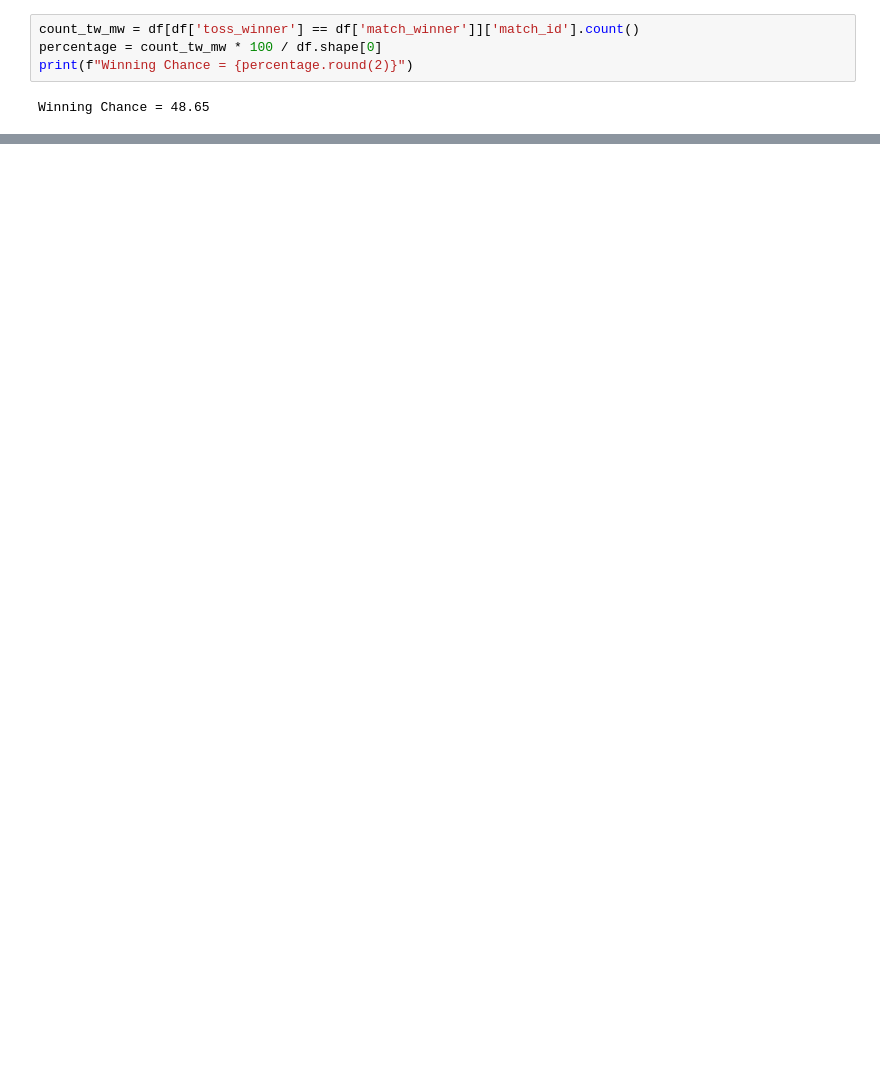
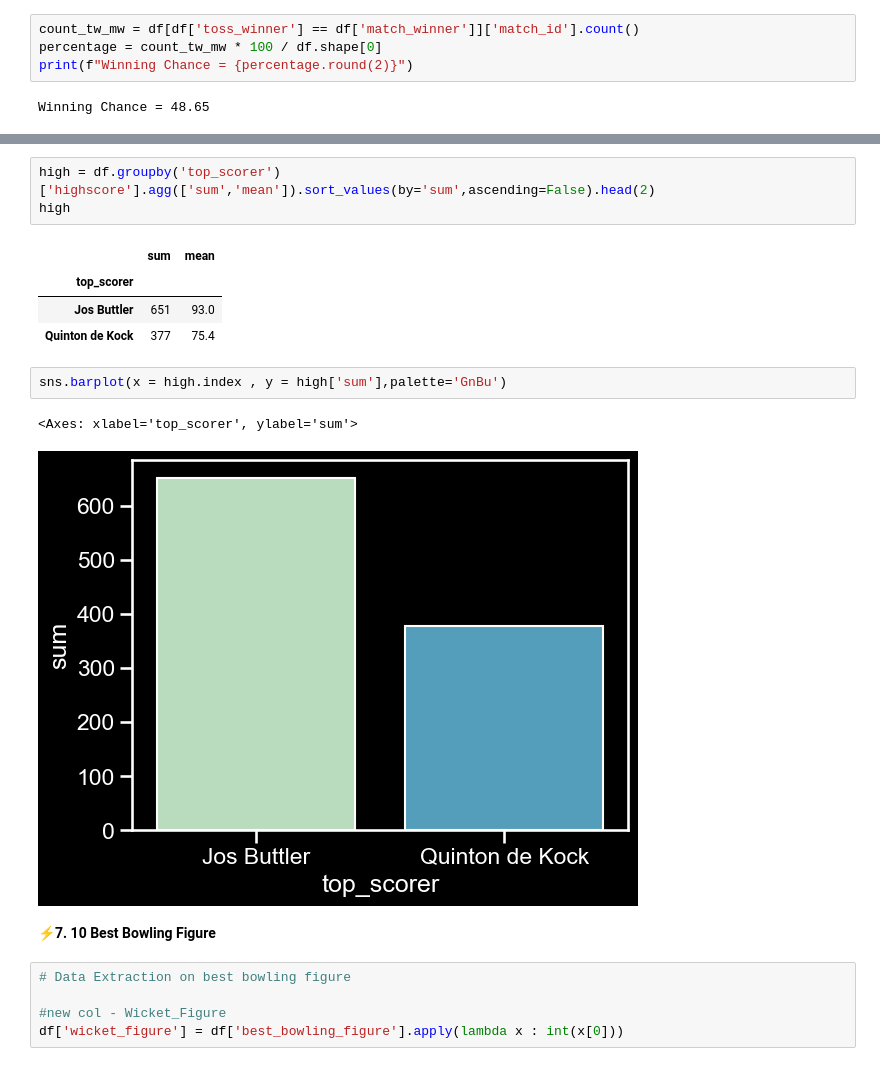
Before and after one commit to wasif-h/Data-Analytics-Odyssey, a Jupyter notebook: IPL_Project/IPL_Capstone_Project.ipynb, the cells around one changed output, grey strips where cells are left out. Cells and saved outputs as stored; diff of their text form; blank space fills up the shorter version.

```diff
--- a/IPL_Project/IPL_Capstone_Project.ipynb
+++ b/IPL_Project/IPL_Capstone_Project.ipynb
@@ -108,0 +156,20 @@ Winning Chance = 48.65
+# %%
+high = df.groupby('top_scorer')['highscore'].agg(['sum','mean']).sort_values(by='sum',ascending=False).head(2)
+high
+# %% [output]
+|  | sum | mean |
+| top_scorer |  |  |
+| Jos Buttler | 651 | 93.0 |
+| Quinton de Kock | 377 | 75.4 |
+# %%
+sns.barplot(x = high.index , y = high['sum'],palette='GnBu')
+# %% [output]
+<Axes: xlabel='top_scorer', ylabel='sum'>
+[figure, added]
+# %% [markdown]
+**⚡7. 10 Best Bowling Figure**
+# %%
+# Data Extraction on best bowling figure
+
+#new col - Wicket_Figure
+df['wicket_figure'] = df['best_bowling_figure'].apply(lambda x : int(x[0]))
```
Also changed, not shown: parts of 28 cells of this notebook.
